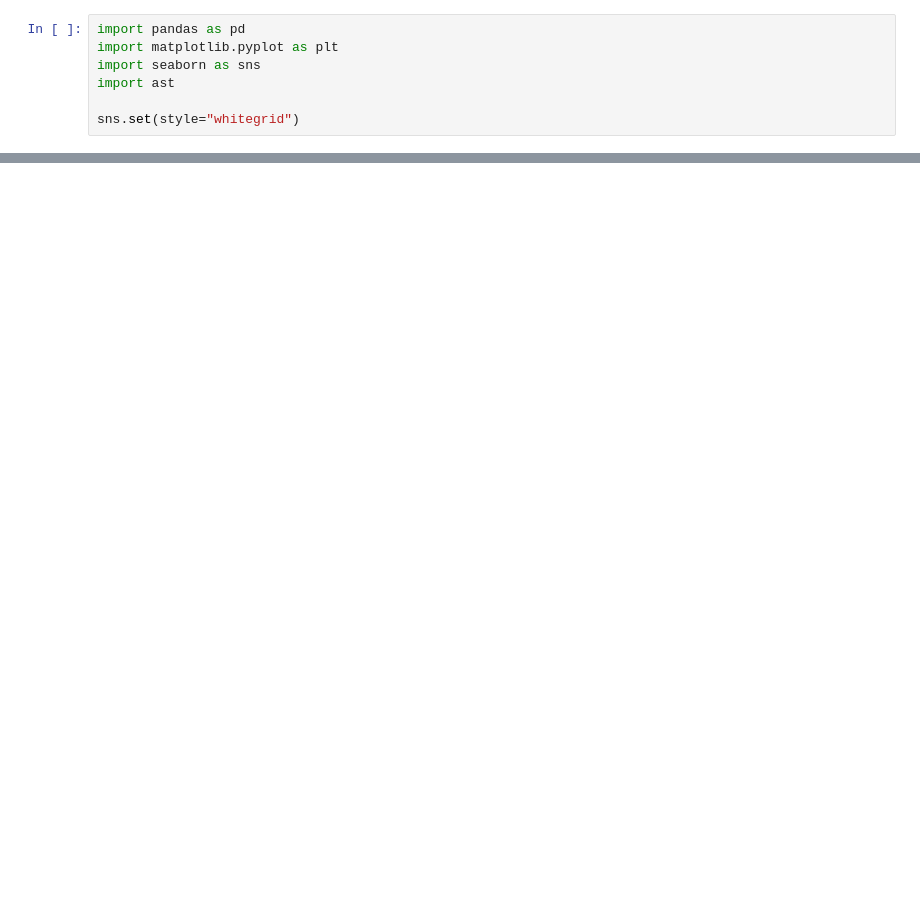
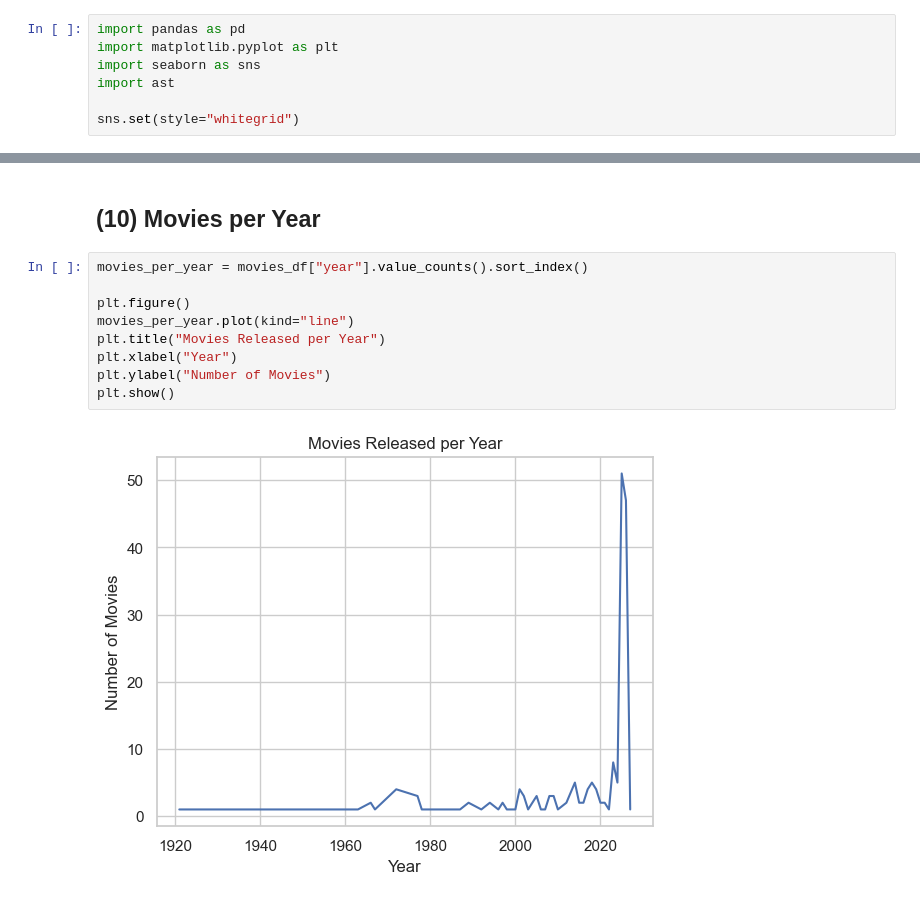
Before and after one commit to ChristineYamin/07_Movie_recommendation_system, a Jupyter notebook: notebooks/02_data_cleaning_eda.ipynb, the cells around one changed output, grey strips where cells are left out. Cells and saved outputs as stored; diff of their text form; blank space fills up the shorter version.

```diff
--- a/notebooks/02_data_cleaning_eda.ipynb
+++ b/notebooks/02_data_cleaning_eda.ipynb
@@ -20,0 +142,13 @@ FileNotFoundError: [Errno 2] No such file or directory: 'movies_dataset.csv'
+# %% [markdown]
+## (10) Movies per Year
+# %%
+movies_per_year = movies_df["year"].value_counts().sort_index()
+
+plt.figure()
+movies_per_year.plot(kind="line")
+plt.title("Movies Released per Year")
+plt.xlabel("Year")
+plt.ylabel("Number of Movies")
+plt.show()
+# %% [output]
+[figure, added]
```
Also changed, not shown: parts of 26 cells of this notebook.
